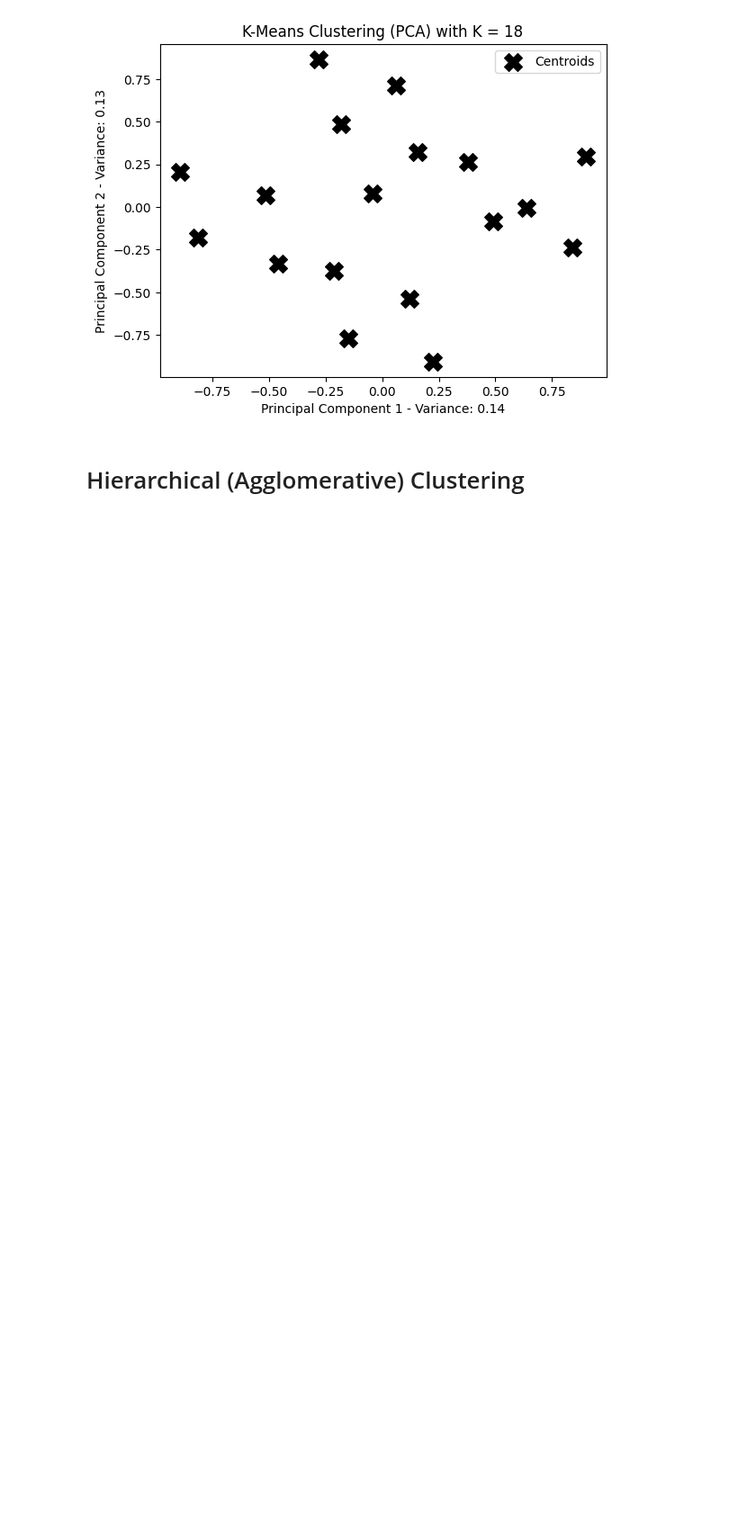
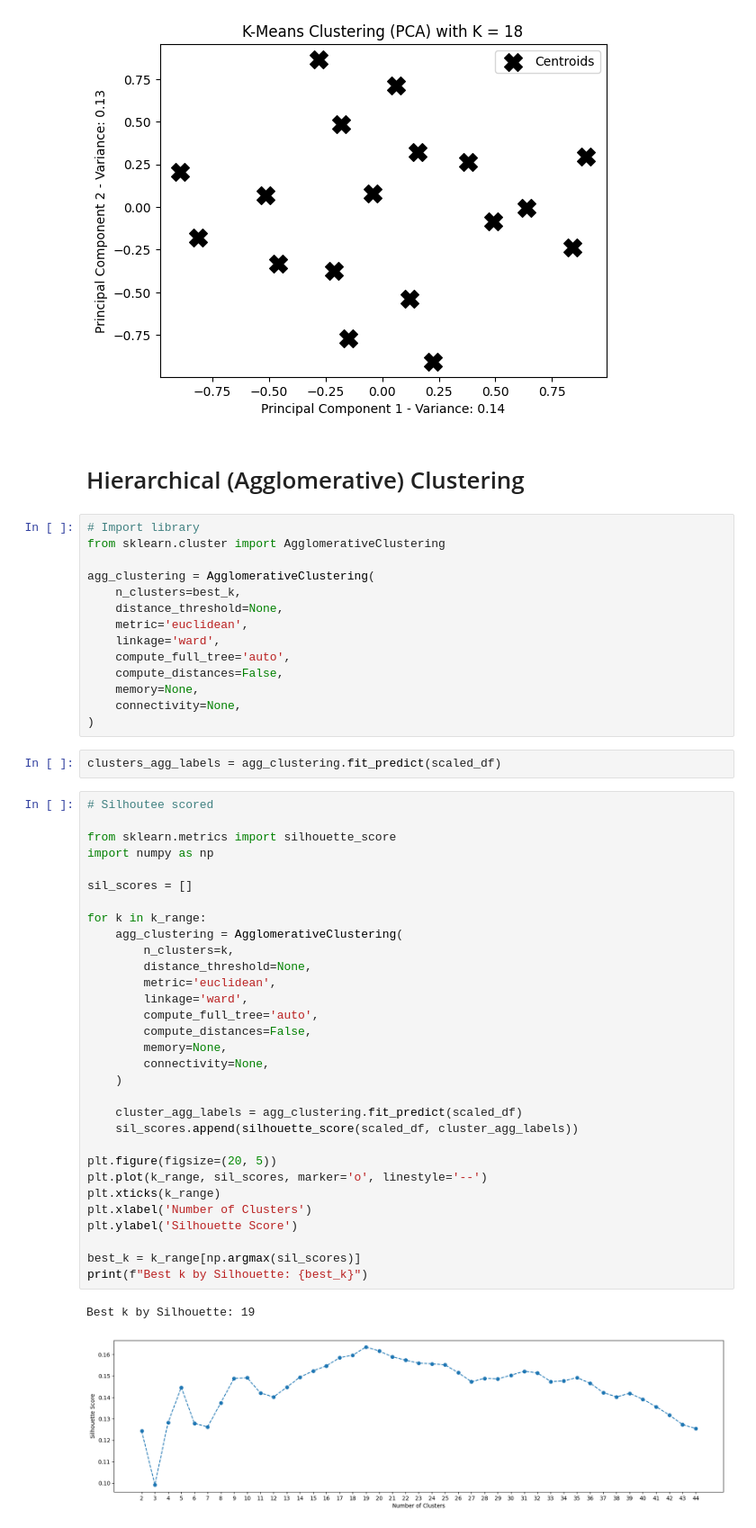
Before and after one commit to yusufimantaka/patient-segmentation, a Jupyter notebook: clustering.ipynb, the cells around one changed output. Shown at 90% size. Cells and saved outputs as stored; diff of their text form; blank space fills up the shorter version.

Commit message:
Finished Agglomerative Clustering

```diff
--- a/clustering.ipynb
+++ b/clustering.ipynb
@@ -211,3 +211,53 @@ plt.show()
 [figure]
 # %% [markdown]
 # Hierarchical (Agglomerative) Clustering
+# %%
+# Import library
+from sklearn.cluster import AgglomerativeClustering
+
+agg_clustering = AgglomerativeClustering(
+    n_clusters=best_k,
+    distance_threshold=None,
+    metric='euclidean',
+    linkage='ward',
+    compute_full_tree='auto',
+    compute_distances=False,
+    memory=None,
+    connectivity=None,
+)
+# %%
+clusters_agg_labels = agg_clustering.fit_predict(scaled_df)
+# %%
+# Silhoutee scored
+
+from sklearn.metrics import silhouette_score
+import numpy as np
+
+sil_scores = []
+
+for k in k_range:
+    agg_clustering = AgglomerativeClustering(
+        n_clusters=k,
+        distance_threshold=None,
+        metric='euclidean',
+        linkage='ward',
+        compute_full_tree='auto',
+        compute_distances=False,
+        memory=None,
+        connectivity=None,
+    )
+
+    cluster_agg_labels = agg_clustering.fit_predict(scaled_df)
+    sil_scores.append(silhouette_score(scaled_df, cluster_agg_labels))
+
+plt.figure(figsize=(20, 5))
+plt.plot(k_range, sil_scores, marker='o', linestyle='--')
+plt.xticks(k_range)
+plt.xlabel('Number of Clusters')
+plt.ylabel('Silhouette Score')
+
+best_k = k_range[np.argmax(sil_scores)]
+print(f"Best k by Silhouette: {best_k}")
+# %% [output]
+Best k by Silhouette: 19
+[figure, added]
```
Also changed, not shown: parts of 6 cells of this notebook.
